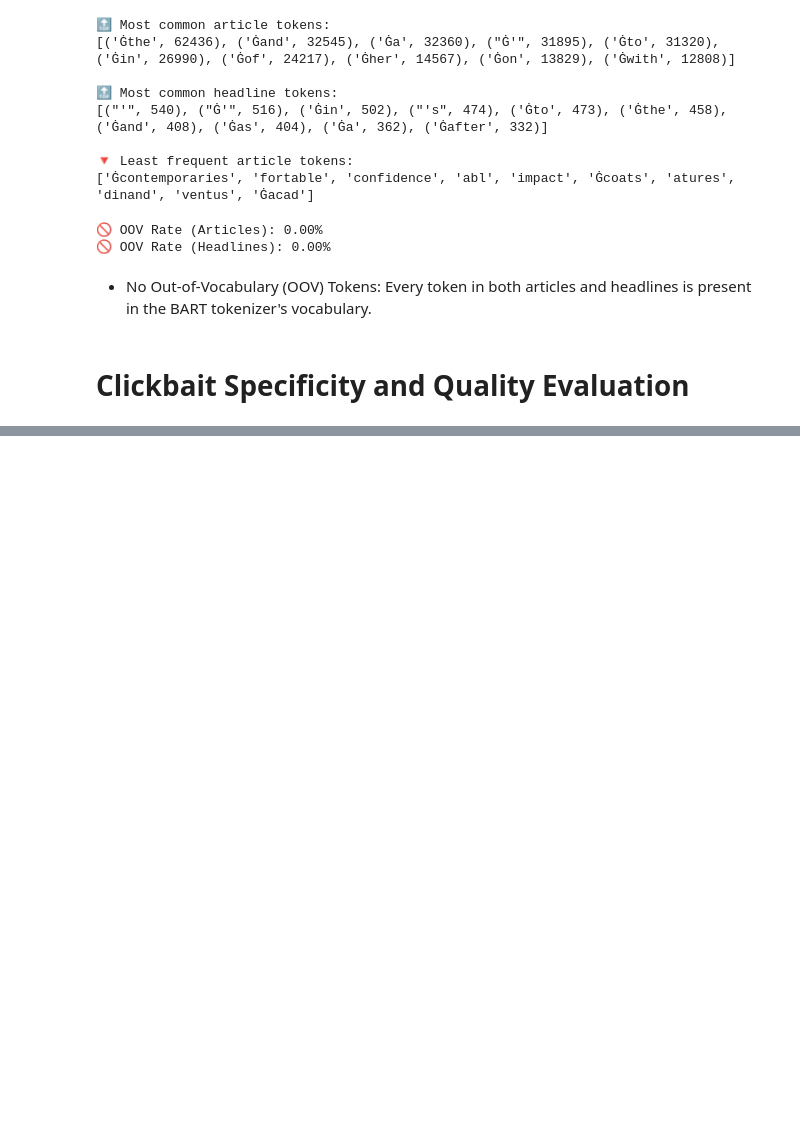
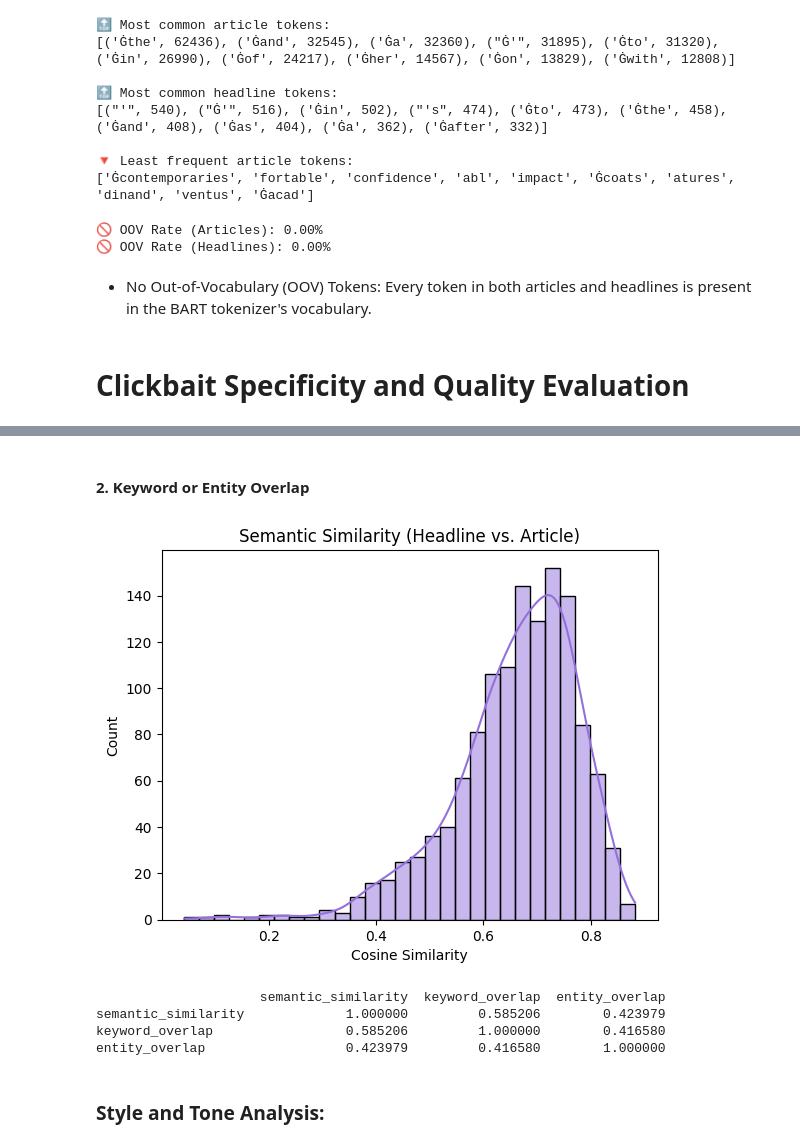
Before and after one commit to weiw3127/clickbait, a Jupyter notebook: data/Analysis.ipynb, the cells around one changed output, grey strips where cells are left out. Drawn from its saved outputs; the diff is of its cells as text; code cells hidden in the pictures; blank space fills up the shorter version.

Commit message:
analysis done

```diff
--- a/data/Analysis.ipynb
+++ b/data/Analysis.ipynb
@@ -176,0 +305,39 @@ Every token in both articles and headlines is present in the BART tokenizer's vo
+# %% [markdown]
+#### 2. Keyword or Entity Overlap
+# %%
+from keybert import KeyBERT
+kw_model = KeyBERT(model='all-MiniLM-L6-v2')
+
+def keyword_overlap(article, headline, top_n=5):
+    keywords = [kw[0] for kw in kw_model.extract_keywords(article, top_n=top_n, stop_words='english')]
+    headline = headline.lower()
+    return sum(1 for kw in keywords if kw.lower() in headline)
+
+df['keyword_overlap'] = df.apply(lambda row: keyword_overlap(row['article'], row['headline']), axis=1)
+# %%
+import spacy
+nlp = spacy.load("en_core_web_sm")
+
+def entity_overlap(article, headline):
+    doc = nlp(article)
+    entities = set([ent.text.lower() for ent in doc.ents])
+    return sum(1 for ent in entities if ent in headline.lower())
+
+df['entity_overlap'] = df.apply(lambda row: entity_overlap(row['article'], row['headline']), axis=1)
+# %%
+# Semantic similarity histogram
+sns.histplot(df['semantic_similarity'], bins=30, color='mediumpurple', kde=True)
+plt.title("Semantic Similarity (Headline vs. Article)")
+plt.xlabel("Cosine Similarity")
+plt.show()
+
+# Correlation with keyword/entity overlap
+print(df[['semantic_similarity', 'keyword_overlap', 'entity_overlap']].corr())
+# %% [output]
+[figure, added]
+                     semantic_similarity  keyword_overlap  entity_overlap
+semantic_similarity             1.000000         0.585206        0.423979
+keyword_overlap                 0.585206         1.000000        0.416580
+entity_overlap                  0.423979         0.416580        1.000000
+# %% [markdown]
+### Style and Tone Analysis:
```
Also changed, not shown: parts of 19 cells of this notebook.
